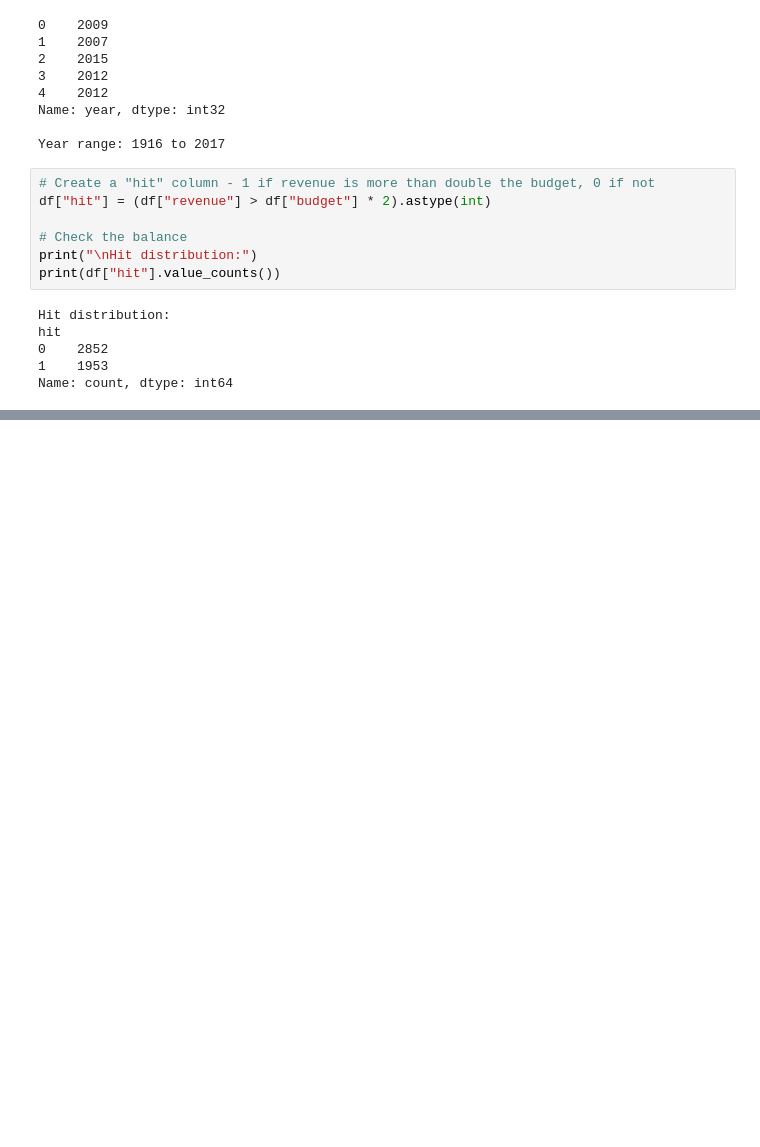
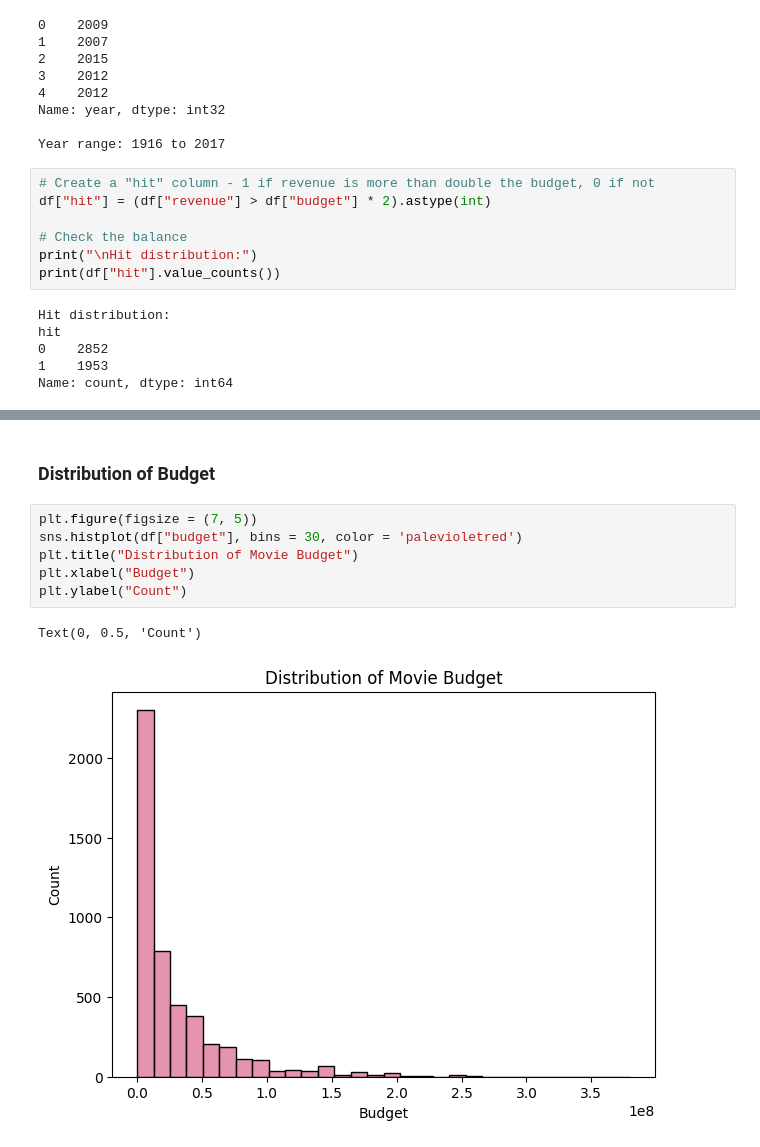
Before and after one commit to reddyme44-cloud/movie-prediction, a Jupyter notebook: analysis.ipynb, the cells around one changed output, grey strips where cells are left out. Cells and saved outputs as stored; diff of their text form; blank space fills up the shorter version.

```diff
--- a/analysis.ipynb
+++ b/analysis.ipynb
@@ -210,0 +228,11 @@ Name: count, dtype: int64
+# %% [markdown]
+### Distribution of Budget
+# %%
+plt.figure(figsize = (7, 5))
+sns.histplot(df["budget"], bins = 30, color = 'palevioletred')
+plt.title("Distribution of Movie Budget")
+plt.xlabel("Budget")
+plt.ylabel("Count")
+# %% [output]
+Text(0, 0.5, 'Count')
+[figure, added]
```
Also changed, not shown: parts of 7 cells of this notebook.
